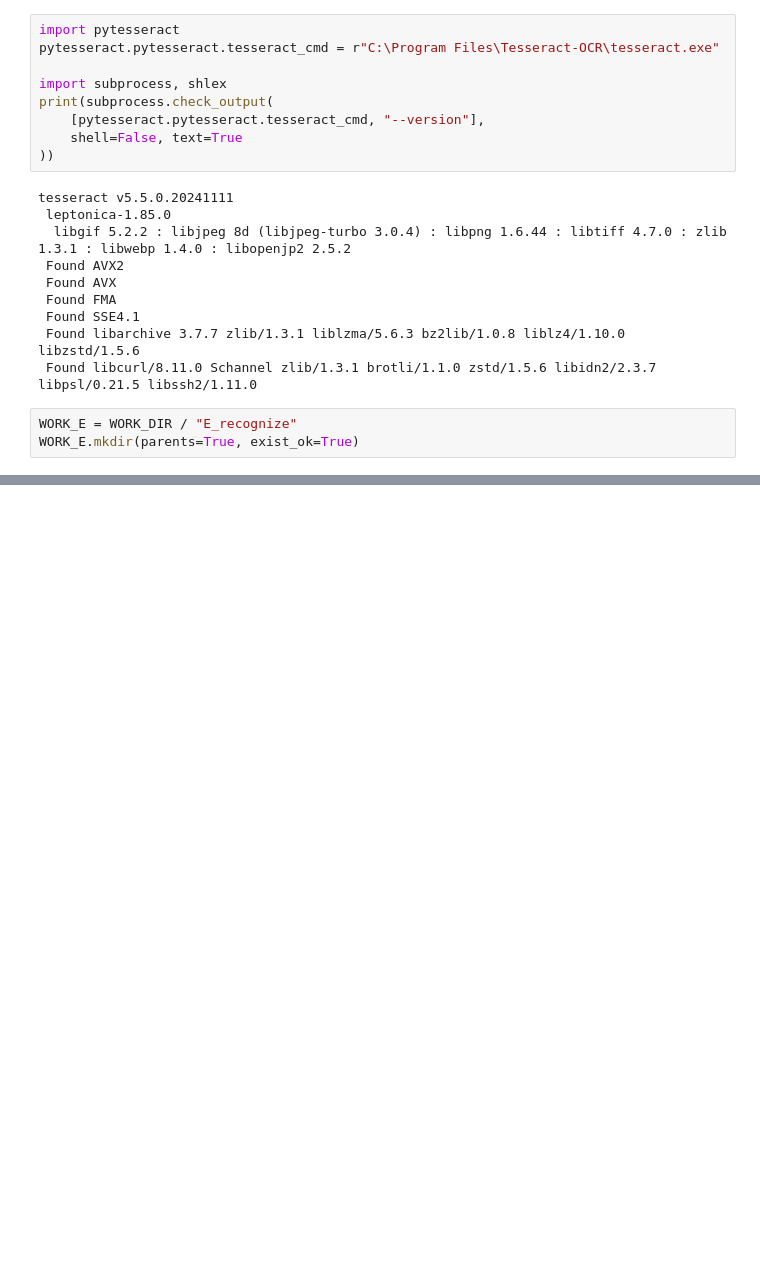
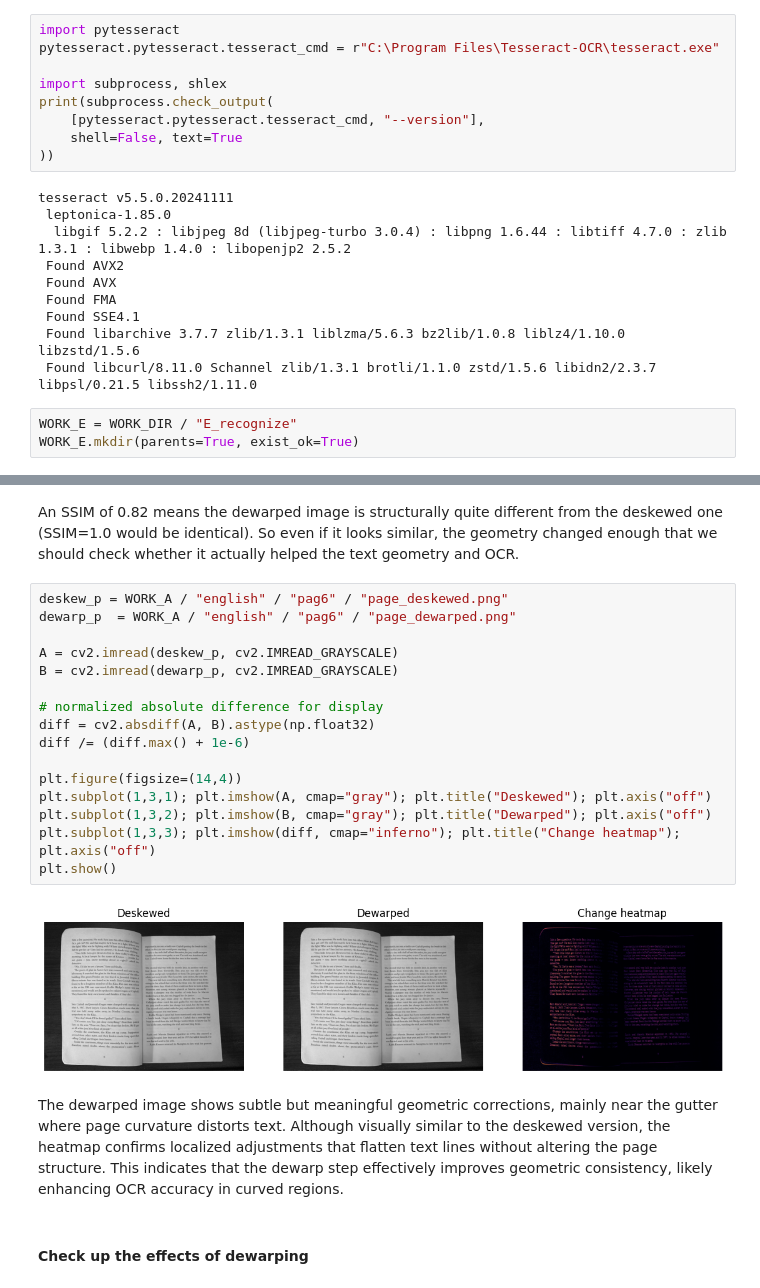
Before and after one commit to FederCO23/MonReader, a Jupyter notebook: MonReader_part2.ipynb, the cells around one changed output, grey strips where cells are left out. Cells and saved outputs as stored; diff of their text form; blank space fills up the shorter version.

Commit message:
Add the dewarping experience and compare results

```diff
--- a/MonReader_part2.ipynb
+++ b/MonReader_part2.ipynb
@@ -307,0 +485,24 @@ recognize.run_ocr_from_layout(
+# %% [markdown]
+An SSIM of 0.82 means the dewarped image is structurally quite different from the deskewed one (SSIM=1.0 would be identical). So even if it looks similar, the geometry changed enough that we should check whether it actually helped the text geometry and OCR.
+# %%
+deskew_p = WORK_A / "english" / "pag6" / "page_deskewed.png"
+dewarp_p  = WORK_A / "english" / "pag6" / "page_dewarped.png"
+
+A = cv2.imread(deskew_p, cv2.IMREAD_GRAYSCALE)
+B = cv2.imread(dewarp_p, cv2.IMREAD_GRAYSCALE)
+
+# normalized absolute difference for display
+diff = cv2.absdiff(A, B).astype(np.float32)
+diff /= (diff.max() + 1e-6)
+
+plt.figure(figsize=(14,4))
+plt.subplot(1,3,1); plt.imshow(A, cmap="gray"); plt.title("Deskewed"); plt.axis("off")
+plt.subplot(1,3,2); plt.imshow(B, cmap="gray"); plt.title("Dewarped"); plt.axis("off")
+plt.subplot(1,3,3); plt.imshow(diff, cmap="inferno"); plt.title("Change heatmap"); plt.axis("off")
+plt.show()
+# %% [output]
+[figure, added]
+# %% [markdown]
+The dewarped image shows subtle but meaningful geometric corrections, mainly near the gutter where page curvature distorts text. Although visually similar to the deskewed version, the heatmap confirms localized adjustments that flatten text lines without altering the page structure. This indicates that the dewarp step effectively improves geometric consistency, likely enhancing OCR accuracy in curved regions.
+# %% [markdown]
+#### Check up the effects of dewarping
```
Also changed, not shown: parts of 20 cells of this notebook.
